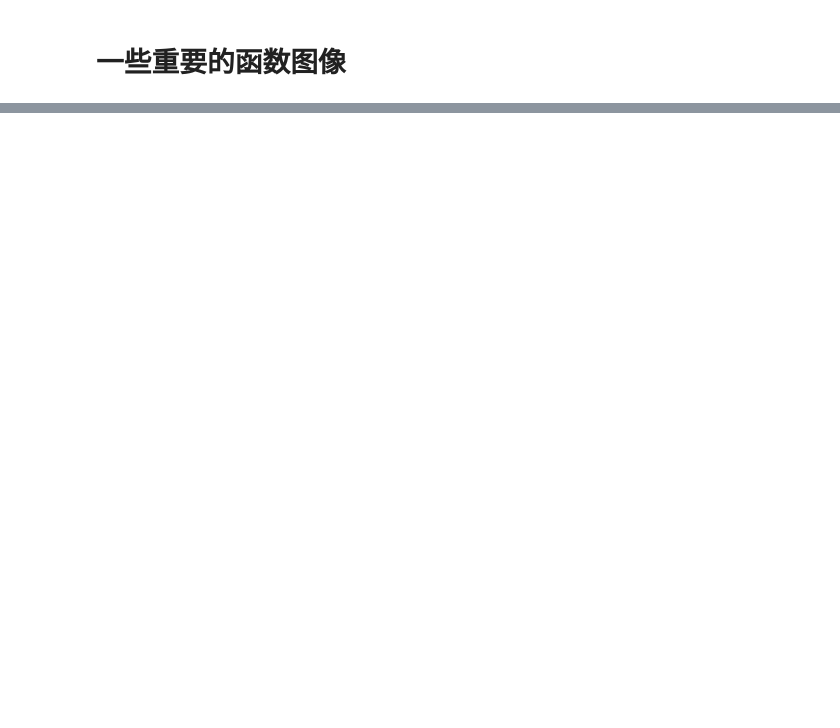
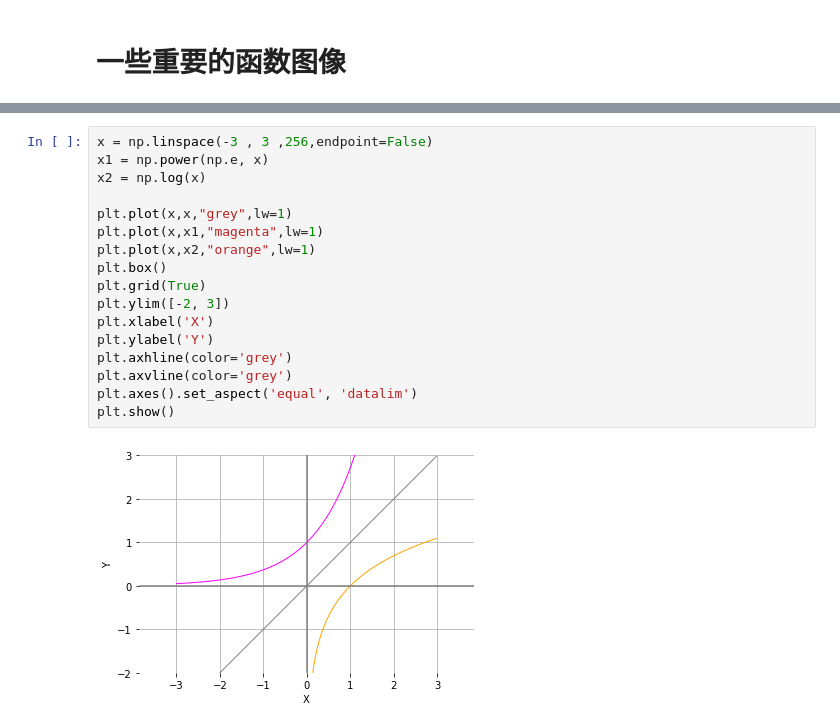
Before and after one commit to StevenBaby/archives, a Jupyter notebook: archives/数学理论/一些重要的函数图像.ipynb, the cells around one changed output, grey strips where cells are left out. Drawn from its saved outputs; the diff is of its cells as text; blank space fills up the shorter version.

```diff
--- a/archives/数学理论/一些重要的函数图像.ipynb
+++ b/archives/数学理论/一些重要的函数图像.ipynb
@@ -14,0 +57,19 @@ import matplotlib.pyplot as plt
+# %%
+x = np.linspace(-3 , 3 ,256,endpoint=False)
+x1 = np.power(np.e, x)
+x2 = np.log(x)
+
+plt.plot(x,x,"grey",lw=1)
+plt.plot(x,x1,"magenta",lw=1)
+plt.plot(x,x2,"orange",lw=1)
+plt.box()
+plt.grid(True)
+plt.ylim([-2, 3])
+plt.xlabel('X')
+plt.ylabel('Y')
+plt.axhline(color='grey')
+plt.axvline(color='grey')
+plt.axes().set_aspect('equal', 'datalim')
+plt.show()
+# %% [output]
+[figure, added]
```
Also changed, not shown: parts of 41 cells of this notebook.
